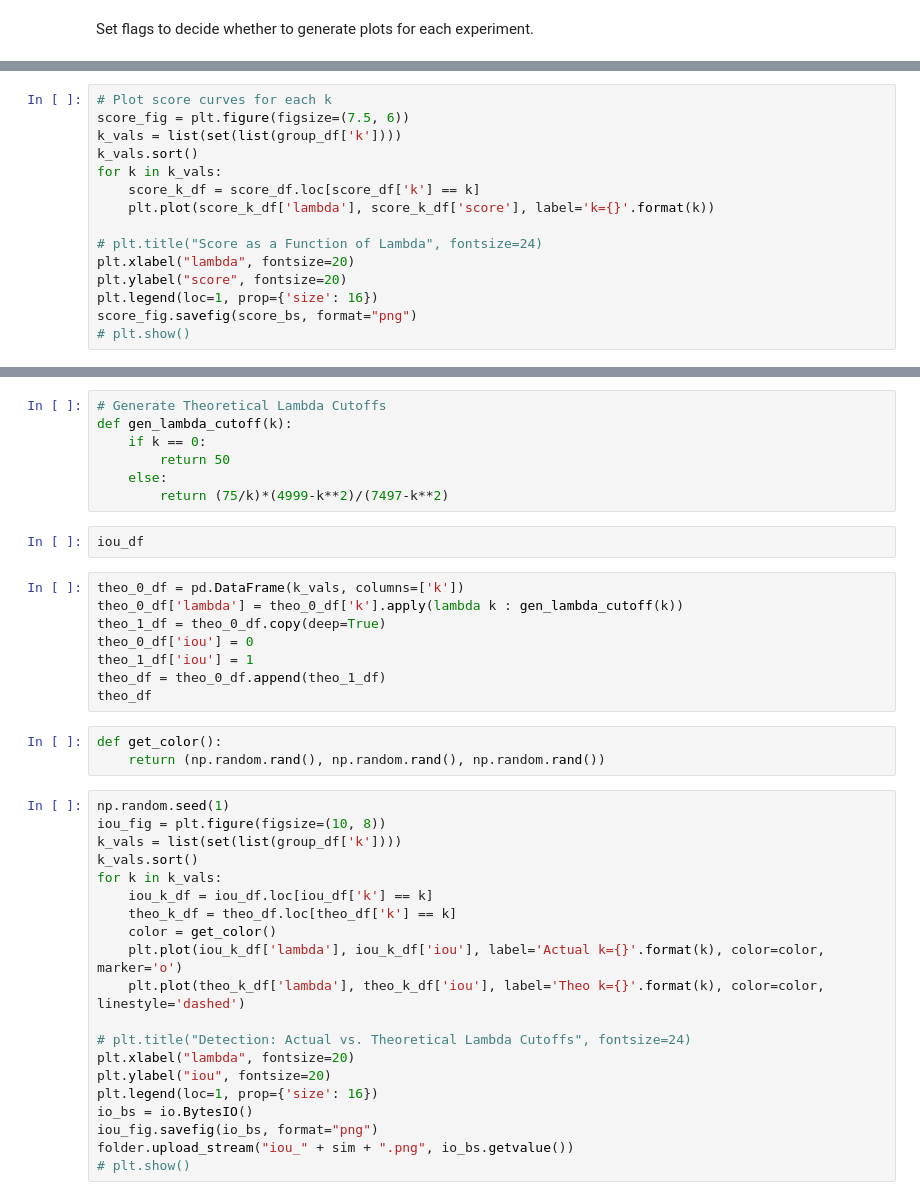
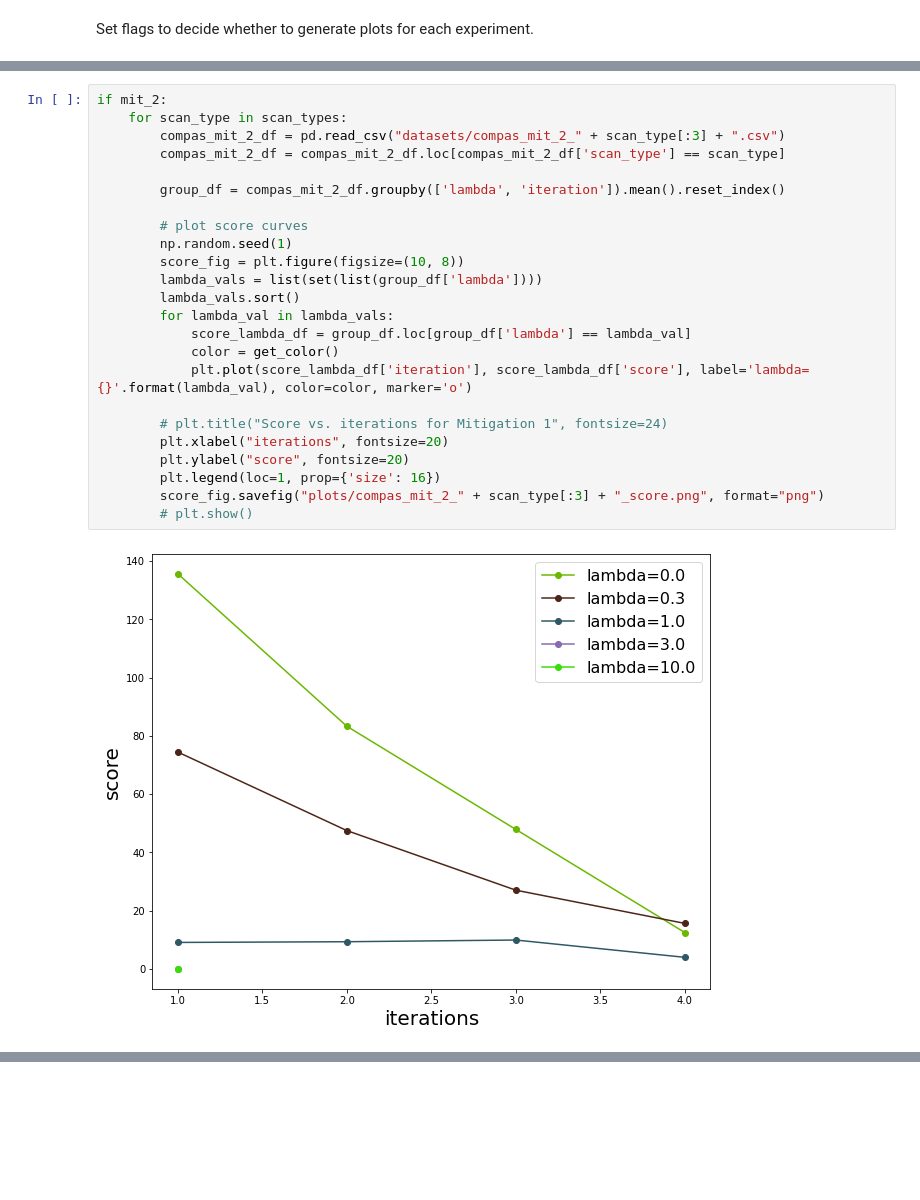
Before and after one commit to neil-menghani/ijdi, a Jupyter notebook: compas/compas_generate_plots.ipynb, the cells around one changed output, grey strips where cells are left out. Cells and saved outputs as stored; diff of their text form; blank space fills up the shorter version.

```diff
--- a/compas/compas_generate_plots.ipynb
+++ b/compas/compas_generate_plots.ipynb
@@ -33,15 +156,26 @@ score_df = group_df[['k', 'lambda', 'score']]
 # %%
-# Plot score curves for each k
-score_fig = plt.figure(figsize=(7.5, 6))
-k_vals = list(set(list(group_df['k'])))
-k_vals.sort()
-for k in k_vals:
-    score_k_df = score_df.loc[score_df['k'] == k]
-    plt.plot(score_k_df['lambda'], score_k_df['score'], label='k={}'.format(k))
+if mit_2:
+    for scan_type in scan_types:
+        compas_mit_2_df = pd.read_csv("datasets/compas_mit_2_" + scan_type[:3] + ".csv")
+        compas_mit_2_df = compas_mit_2_df.loc[compas_mit_2_df['scan_type'] == scan_type]
 
-# plt.title("Score as a Function of Lambda", fontsize=24)
-plt.xlabel("lambda", fontsize=20)
-plt.ylabel("score", fontsize=20)
-plt.legend(loc=1, prop={'size': 16})
-score_fig.savefig(score_bs, format="png")
-# plt.show()
+        group_df = compas_mit_2_df.groupby(['lambda', 'iteration']).mean().reset_index()
+
+        # plot score curves
+        np.random.seed(1)
+        score_fig = plt.figure(figsize=(10, 8))
+        lambda_vals = list(set(list(group_df['lambda'])))
+        lambda_vals.sort()
+        for lambda_val in lambda_vals:
+            score_lambda_df = group_df.loc[group_df['lambda'] == lambda_val]
+            color = get_color()
+            plt.plot(score_lambda_df['iteration'], score_lambda_df['score'], label='lambda={}'.format(lambda_val), color=color, marker='o')
+
+        # plt.title("Score vs. iterations for Mitigation 1", fontsize=24)
+        plt.xlabel("iterations", fontsize=20)
+        plt.ylabel("score", fontsize=20)
+        plt.legend(loc=1, prop={'size': 16})
+        score_fig.savefig("plots/compas_mit_2_" + scan_type[:3] + "_score.png", format="png")
+        # plt.show()
+# %% [output]
+[figure, added]
@@ -48,40 +182,0 @@ score_fig.savefig(score_bs, format="png")
-# %%
-# Generate Theoretical Lambda Cutoffs
-def gen_lambda_cutoff(k):
-    if k == 0:
-        return 50
-    else:
-        return (75/k)*(4999-k**2)/(7497-k**2)
-# %%
-iou_df
-# %%
-theo_0_df = pd.DataFrame(k_vals, columns=['k'])
-theo_0_df['lambda'] = theo_0_df['k'].apply(lambda k : gen_lambda_cutoff(k))
-theo_1_df = theo_0_df.copy(deep=True)
-theo_0_df['iou'] = 0
-theo_1_df['iou'] = 1
-theo_df = theo_0_df.append(theo_1_df)
-theo_df
-# %%
-def get_color():
-    return (np.random.rand(), np.random.rand(), np.random.rand())
-# %%
-np.random.seed(1)
-iou_fig = plt.figure(figsize=(10, 8))
-k_vals = list(set(list(group_df['k'])))
-k_vals.sort()
-for k in k_vals:
-    iou_k_df = iou_df.loc[iou_df['k'] == k]
-    theo_k_df = theo_df.loc[theo_df['k'] == k]
-    color = get_color()
-    plt.plot(iou_k_df['lambda'], iou_k_df['iou'], label='Actual k={}'.format(k), color=color, marker='o')
-    plt.plot(theo_k_df['lambda'], theo_k_df['iou'], label='Theo k={}'.format(k), color=color, linestyle='dashed')
-
-# plt.title("Detection: Actual vs. Theoretical Lambda Cutoffs", fontsize=24)
-plt.xlabel("lambda", fontsize=20)
-plt.ylabel("iou", fontsize=20)
-plt.legend(loc=1, prop={'size': 16})
-io_bs = io.BytesIO()
-iou_fig.savefig(io_bs, format="png")
-folder.upload_stream("iou_" + sim + ".png", io_bs.getvalue())
-# plt.show()
```
Also changed, not shown: parts of 10 cells of this notebook, 4 other files.
